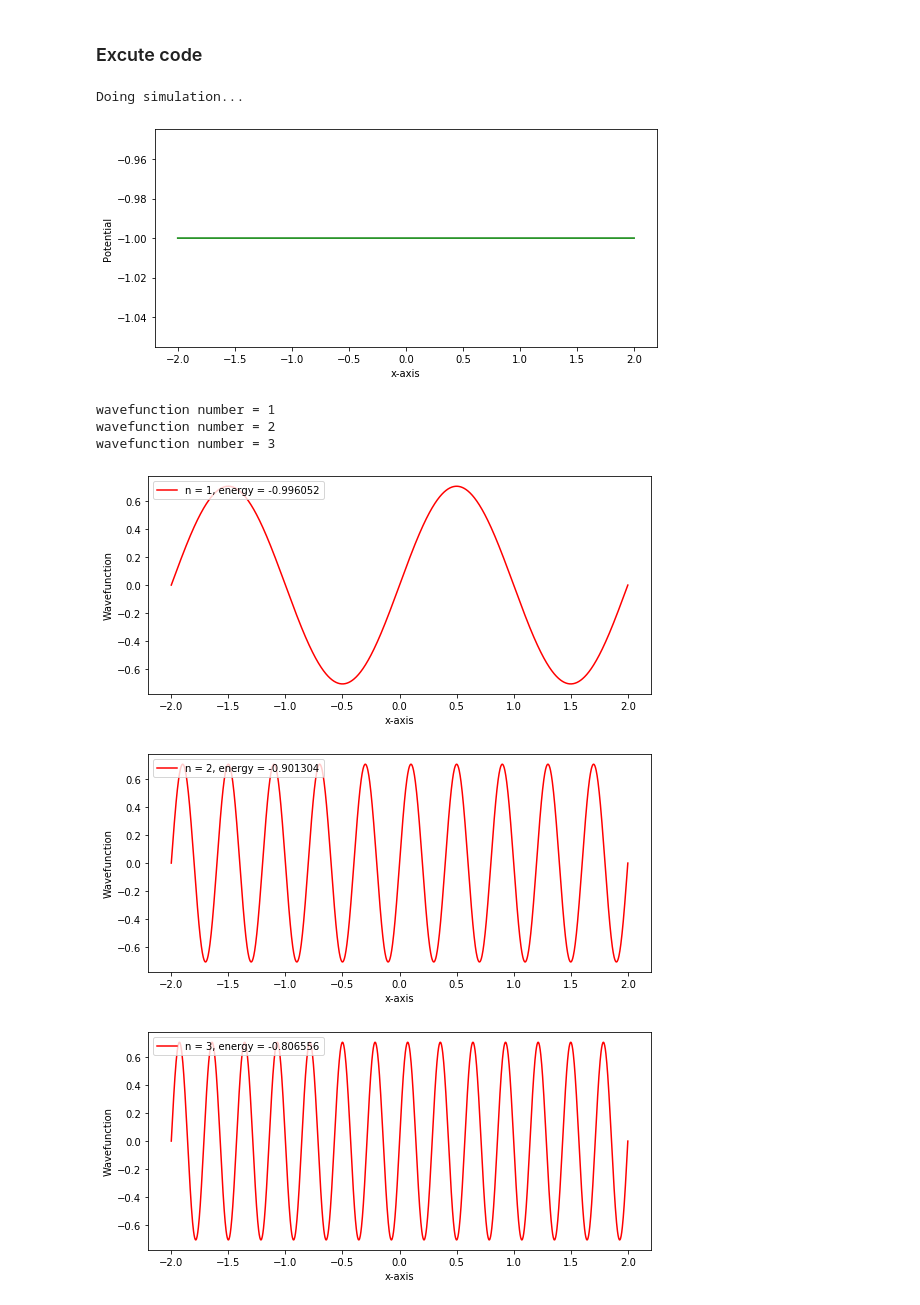
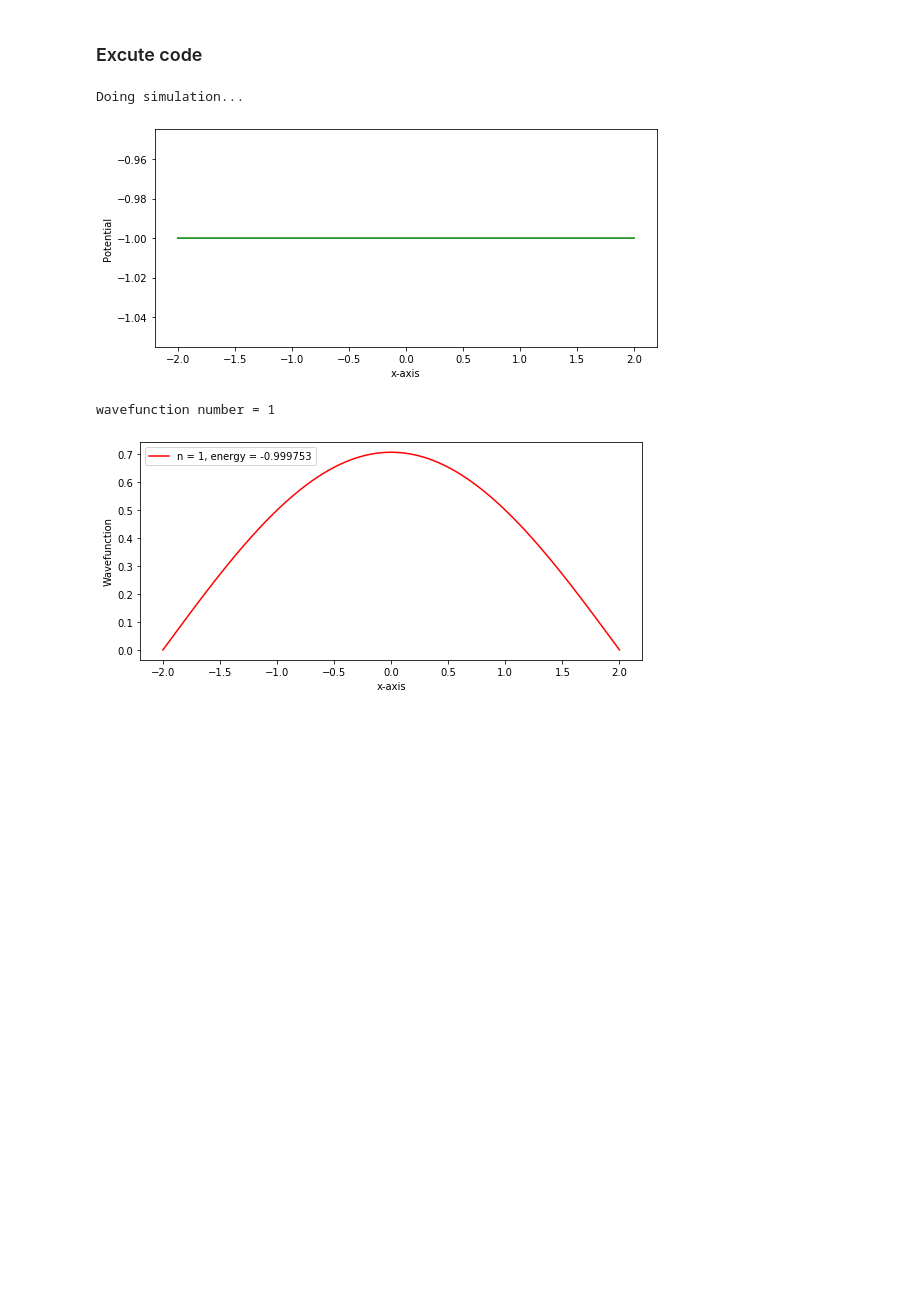
Before and after one commit to yhkimlab/Class-ScientificComputing, a Jupyter notebook: 2021-1/Homework2/EE479_BVP_Shooting_Method.ipynb, the cells around one changed output. Cells and saved outputs as stored; diff of their text form; code cells hidden in the pictures; blank space fills up the shorter version.

```diff
--- a/2021-1/Homework2/EE479_BVP_Shooting_Method.ipynb
+++ b/2021-1/Homework2/EE479_BVP_Shooting_Method.ipynb
@@ -399,7 +399,7 @@ def simulation(gamma, E, dE, dE_for_secant, potential, steps, maxstp=100, tol =
 ### Excute code
 # %%
 ###################3# PARAMETERS #############################
-no_of_eigen = 3     # number of eigenvalues you want to find
+no_of_eigen = 1     # number of eigenvalues you want to find
 N = 1501            # number of mesh points
 
 ### please refer to the xmin, xmax values defined in
@@ -440,36 +440,32 @@ for i in range(no_of_eigen):
 elapsed = time.time() - t # Measures elapsed time in seconds
 
 
 for i in range(no_of_eigen):
     L2norm = np.sqrt(simpson(abs(psi[i,:])**2,h))
     psi[i,:] /= L2norm  # L2 normalization
 for i in range(no_of_eigen):
     fig = plt.figure(figsize=(9,4))
     plt.xlabel('x-axis')
     plt.ylabel('Wavefunction')
     plt.plot(x, psi[i,:], color = 'r', label = "n = %i, energy = %f" %(i+1, eig[i])) # plots the eigenfunctions
     plt.legend(loc=2)
 plt.show()
 
 z = np.zeros(no_of_eigen)
 for i in range(no_of_eigen):
     #z[i] = ((i+1)*np.pi / (4*gamma)) ** 2-1     #analytic sol @ square potential
     z[i] = (i+0.5)*np.sqrt(2)/gamma -1         #analytic sol @ parabolic potential
 error = abs(z-eig)/abs(z)
 
 print('Time elapsed:')
 print(elapsed)
 print('Eigenvalues:')
 print(eig)
 print('Relative errors:')
 print(error)
 # %% [output]
 Doing simulation...
 [figure]
 wavefunction number = 1
-wavefunction number = 2
-wavefunction number = 3
-[figure, old version]
+[figure, new version]
-[figure, removed]
-[figure, removed]
 Time elapsed:
```
Also changed, not shown: parts of 2 cells of this notebook.
